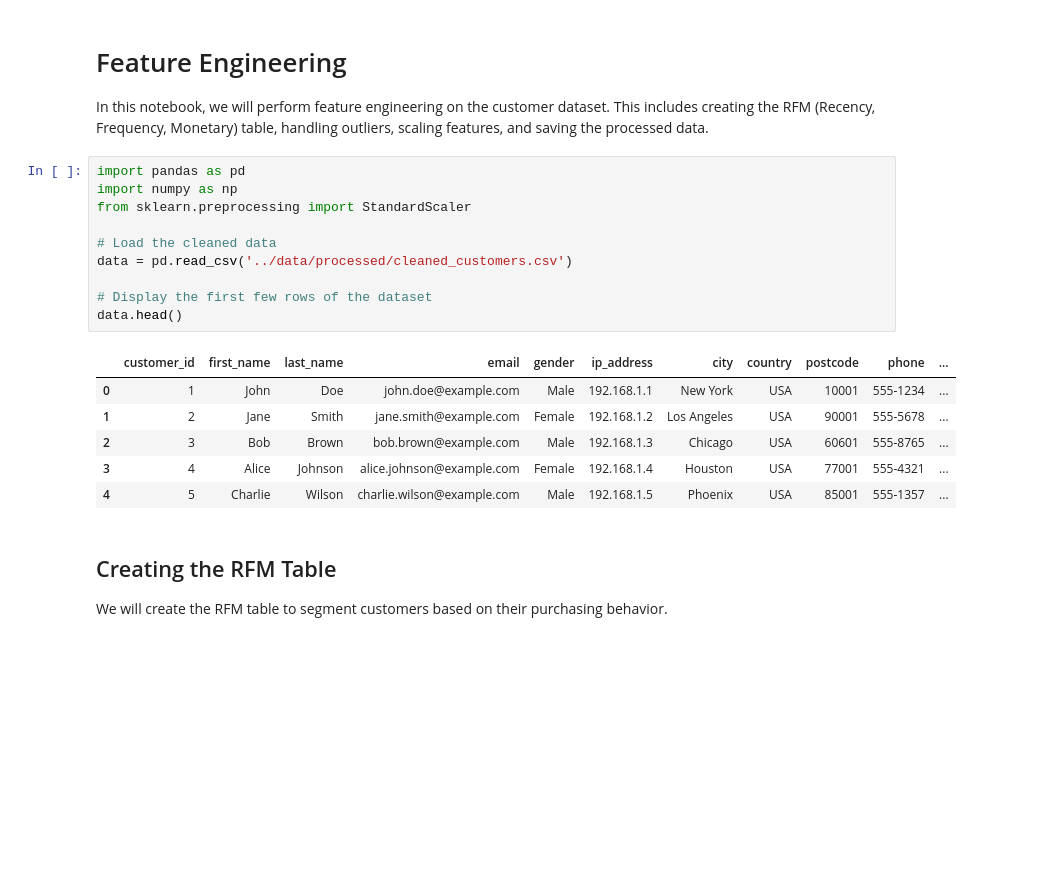
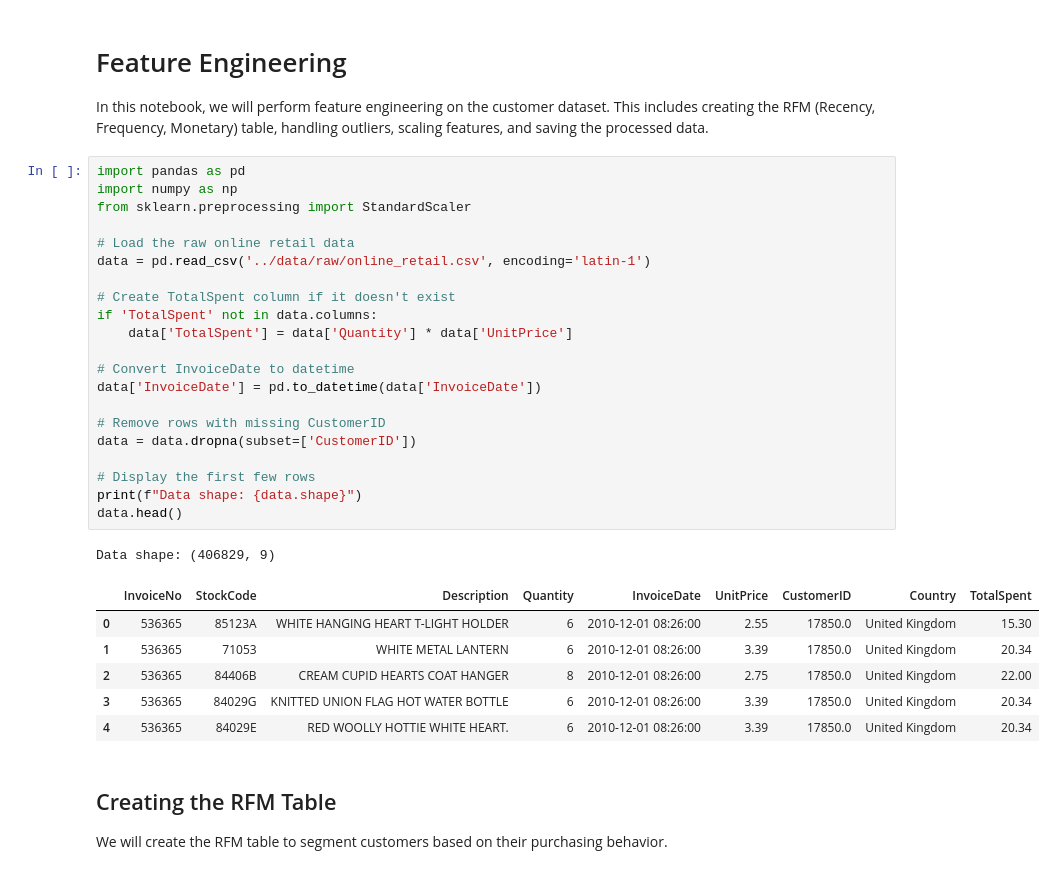
Before and after one commit to faheemdehalvi/customer-segmentation-project, a Jupyter notebook: notebooks/03-feature-engineering.ipynb, the cells around one changed output. Cells and saved outputs as stored; diff of their text form; blank space fills up the shorter version.

```diff
--- a/notebooks/03-feature-engineering.ipynb
+++ b/notebooks/03-feature-engineering.ipynb
@@ -5,20 +5,32 @@ In this notebook, we will perform feature engineering on the customer dataset. T
 # %%
 import pandas as pd
 import numpy as np
 from sklearn.preprocessing import StandardScaler
 
-# Load the cleaned data
-data = pd.read_csv('../data/processed/cleaned_customers.csv')
+# Load the raw online retail data
+data = pd.read_csv('../data/raw/online_retail.csv', encoding='latin-1')
 
-# Display the first few rows of the dataset
+# Create TotalSpent column if it doesn't exist
+if 'TotalSpent' not in data.columns:
+    data['TotalSpent'] = data['Quantity'] * data['UnitPrice']
+
+# Convert InvoiceDate to datetime
+data['InvoiceDate'] = pd.to_datetime(data['InvoiceDate'])
+
+# Remove rows with missing CustomerID
+data = data.dropna(subset=['CustomerID'])
+
+# Display the first few rows
+print(f"Data shape: {data.shape}")
 data.head()
 # %% [output]
+Data shape: (406829, 9)
-|  | customer_id | first_name | last_name | email | gender | ip_address | city | country | postcode | phone | ... |
-| 0 | 1 | John | Doe | john.doe@example.com | Male | 192.168.1.1 | New York | USA | 10001 | 555-1234 | ... |
-| 1 | 2 | Jane | Smith | jane.smith@example.com | Female | 192.168.1.2 | Los Angeles | USA | 90001 | 555-5678 | ... |
-| 2 | 3 | Bob | Brown | bob.brown@example.com | Male | 192.168.1.3 | Chicago | USA | 60601 | 555-8765 | ... |
-| 3 | 4 | Alice | Johnson | alice.johnson@example.com | Female | 192.168.1.4 | Houston | USA | 77001 | 555-4321 | ... |
-| 4 | 5 | Charlie | Wilson | charlie.wilson@example.com | Male | 192.168.1.5 | Phoenix | USA | 85001 | 555-1357 | ... |
+|  | InvoiceNo | StockCode | Description | Quantity | InvoiceDate | UnitPrice | CustomerID | Country | TotalSpent |
+| 0 | 536365 | 85123A | WHITE HANGING HEART T-LIGHT HOLDER | 6 | 2010-12-01 08:26:00 | 2.55 | 17850.0 | United Kingdom | 15.30 |
+| 1 | 536365 | 71053 | WHITE METAL LANTERN | 6 | 2010-12-01 08:26:00 | 3.39 | 17850.0 | United Kingdom | 20.34 |
+| 2 | 536365 | 84406B | CREAM CUPID HEARTS COAT HANGER | 8 | 2010-12-01 08:26:00 | 2.75 | 17850.0 | United Kingdom | 22.00 |
+| 3 | 536365 | 84029G | KNITTED UNION FLAG HOT WATER BOTTLE | 6 | 2010-12-01 08:26:00 | 3.39 | 17850.0 | United Kingdom | 20.34 |
+| 4 | 536365 | 84029E | RED WOOLLY HOTTIE WHITE HEART. | 6 | 2010-12-01 08:26:00 | 3.39 | 17850.0 | United Kingdom | 20.34 |
 # %% [markdown]
 ## Creating the RFM Table
 
```
Also changed, not shown: parts of 5 cells of this notebook, 2 other files.
